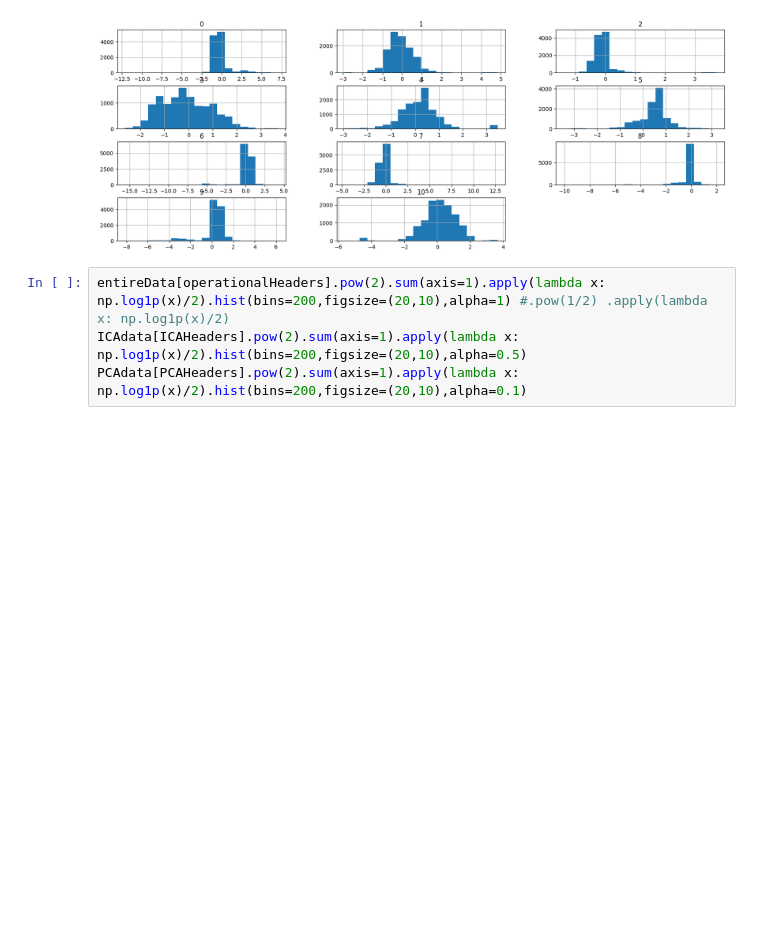
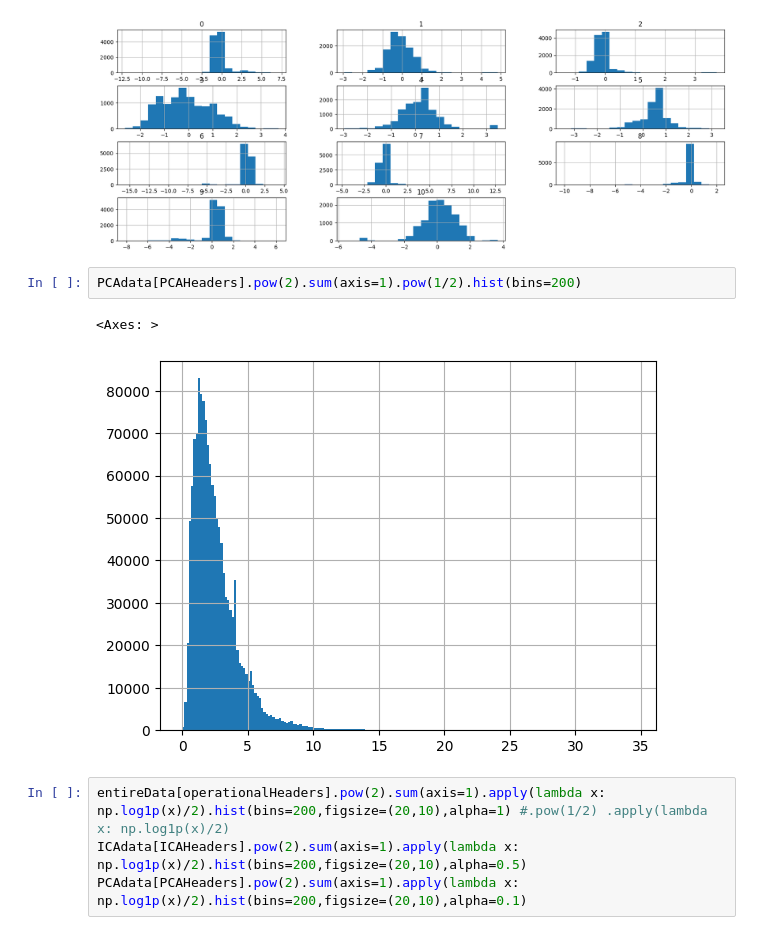
Before and after one commit to RL2-SP3/LISSA, a Jupyter notebook: examples/analise_dados_PCA.ipynb, the cells around one changed output. Saved outputs shown, nothing was run; the diff lists cells and outputs as text; blank space fills up the shorter version.

```diff
--- a/examples/analise_dados_PCA.ipynb
+++ b/examples/analise_dados_PCA.ipynb
@@ -93,6 +93,11 @@ array([[<Axes: title={'center': '0'}>, <Axes: title={'center': '1'}>,
        [<Axes: title={'center': '9'}>, <Axes: title={'center': '10'}>,
         <Axes: >]], dtype=object)
 [figure]
+# %%
+PCAdata[PCAHeaders].pow(2).sum(axis=1).pow(1/2).hist(bins=200)
+# %% [output]
+<Axes: >
+[figure, added]
 # %%
 entireData[operationalHeaders].pow(2).sum(axis=1).apply(lambda x: np.log1p(x)/2).hist(bins=200,figsize=(20,10),alpha=1) #.pow(1/2) .apply(lambda x: np.log1p(x)/2)
 ICAdata[ICAHeaders].pow(2).sum(axis=1).apply(lambda x: np.log1p(x)/2).hist(bins=200,figsize=(20,10),alpha=0.5)
```
Also changed, not shown: parts of 1 cell of this notebook, 2 other files.
